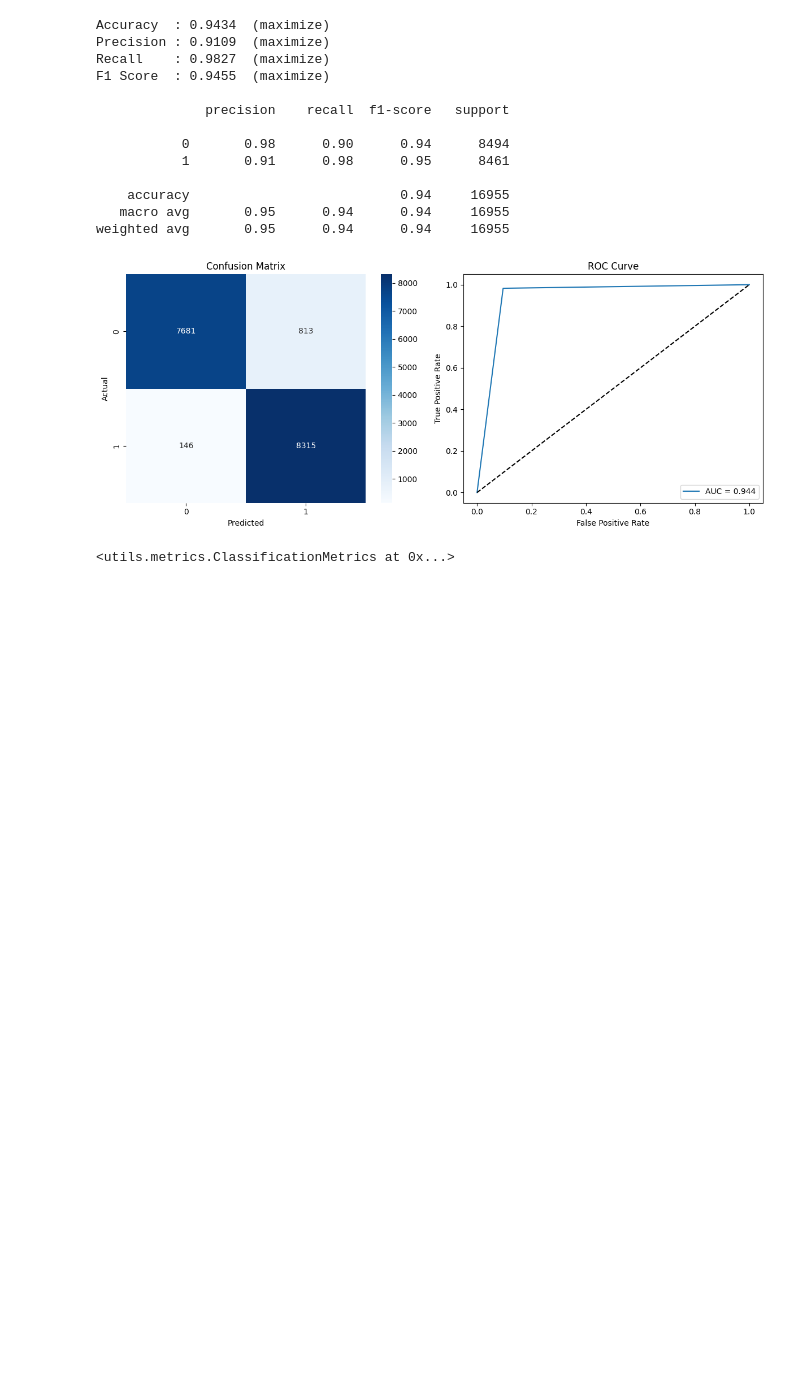
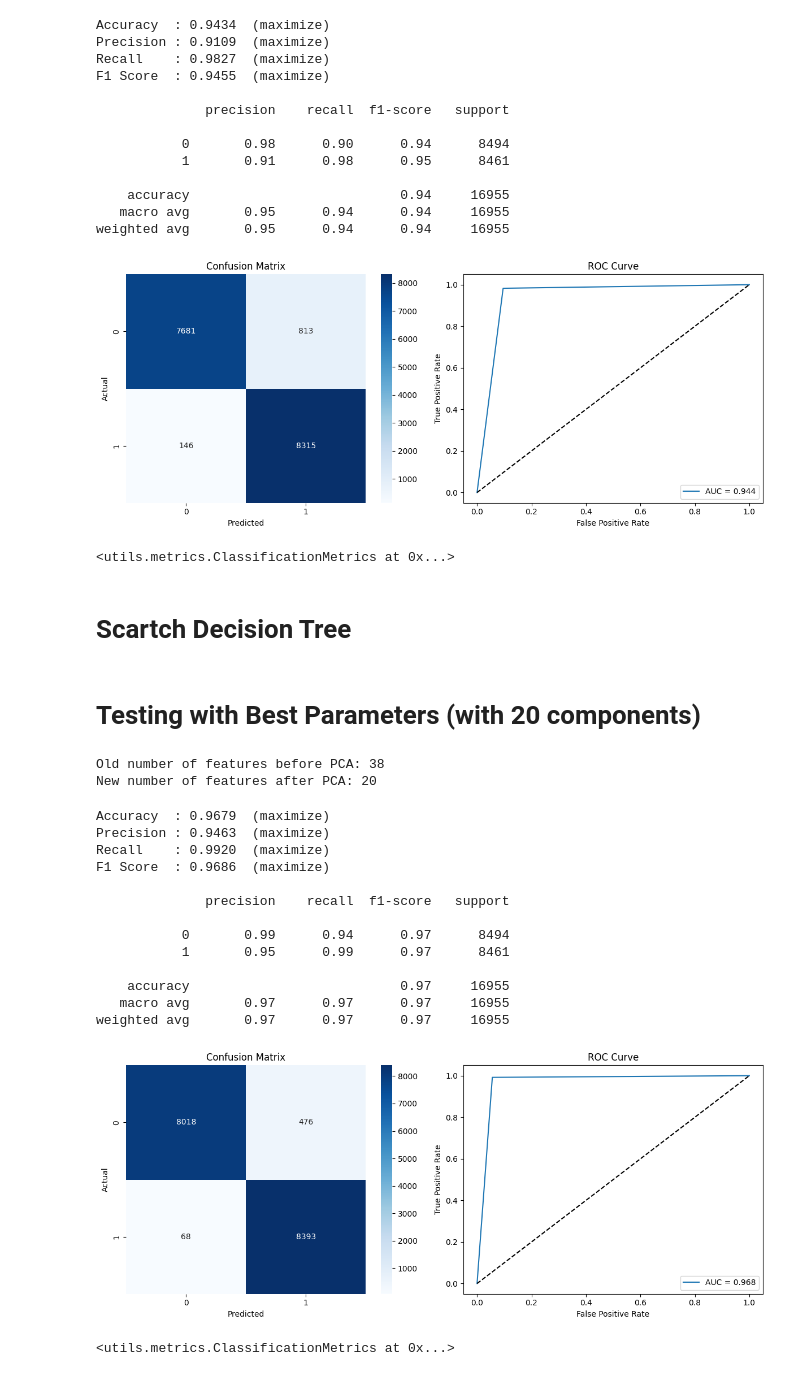
Before and after one commit to MohamedRamzi9/Data-Mining-Project, a Jupyter notebook: supervised_learning/decision_tree.ipynb, the cells around one changed output. Cells and saved outputs as stored; diff of their text form; code cells hidden in the pictures; blank space fills up the shorter version.

Commit message:
Added - scratch implementation for random forest and decision tree

```diff
--- a/supervised_learning/decision_tree.ipynb
+++ b/supervised_learning/decision_tree.ipynb
@@ -269,3 +269,5 @@ F1 Score  : 0.9455  (maximize)
 weighted avg       0.95      0.94      0.94     16955
 [figure]
 <utils.metrics.ClassificationMetrics at 0x...>
+# %% [markdown]
+# Scartch Decision Tree
@@ -271,0 +435,34 @@ weighted avg       0.95      0.94      0.94     16955
+# %% [markdown]
+# Testing with Best Parameters (with 20 components)
+# %%
+pca = PCA(n_components=20)
+X_np_train_reduced = pca.fit_transform(X_np_train)
+X_np_test_reduced = pca.transform(X_np_test)
+
+print("Old number of features before PCA:", X_np_train.shape[1])
+print("New number of features after PCA:", X_np_train_reduced.shape[1])
+# %% [output]
+Old number of features before PCA: 38
+New number of features after PCA: 20
+# %%
+
+scratch_decision_tree = ScratchDecisionTreeClassifier()
+scratch_decision_tree.fit(X_np_train_reduced, Y_np_train)
+Y_pred = scratch_decision_tree.predict(X_np_test_reduced)
+show_classification_report(Y_np_test, Y_pred)
+# %% [output]
+Accuracy  : 0.9679  (maximize)
+Precision : 0.9463  (maximize)
+Recall    : 0.9920  (maximize)
+F1 Score  : 0.9686  (maximize)
+
+              precision    recall  f1-score   support
+
+           0       0.99      0.94      0.97      8494
+           1       0.95      0.99      0.97      8461
+
+    accuracy                           0.97     16955
+   macro avg       0.97      0.97      0.97     16955
+weighted avg       0.97      0.97      0.97     16955
+[figure, added]
+<utils.metrics.ClassificationMetrics at 0x...>
```
Also changed, not shown: parts of 3 cells of this notebook, 9 other files.
